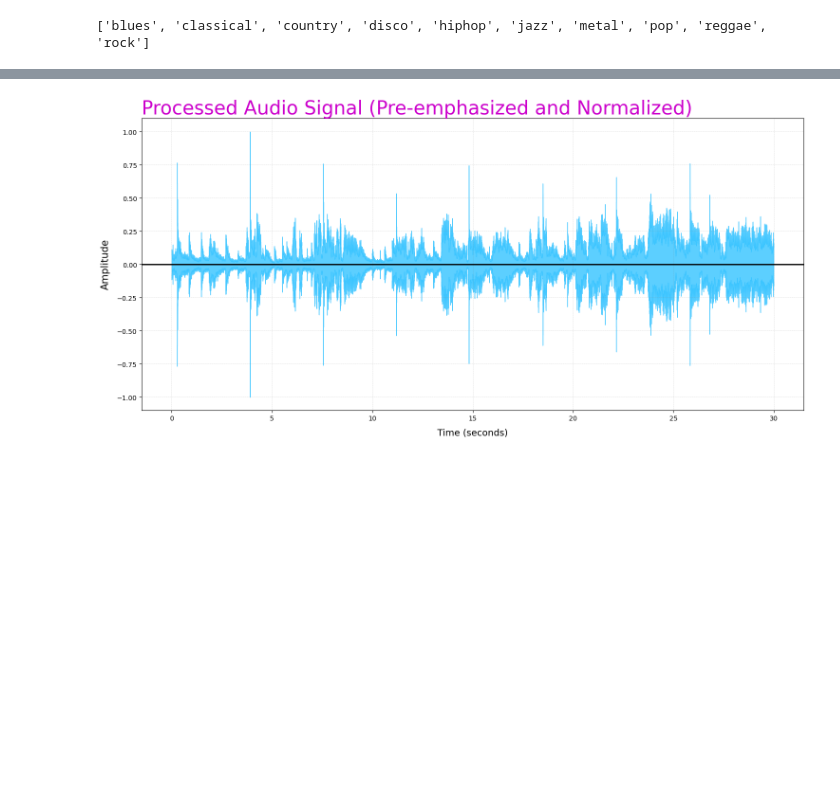
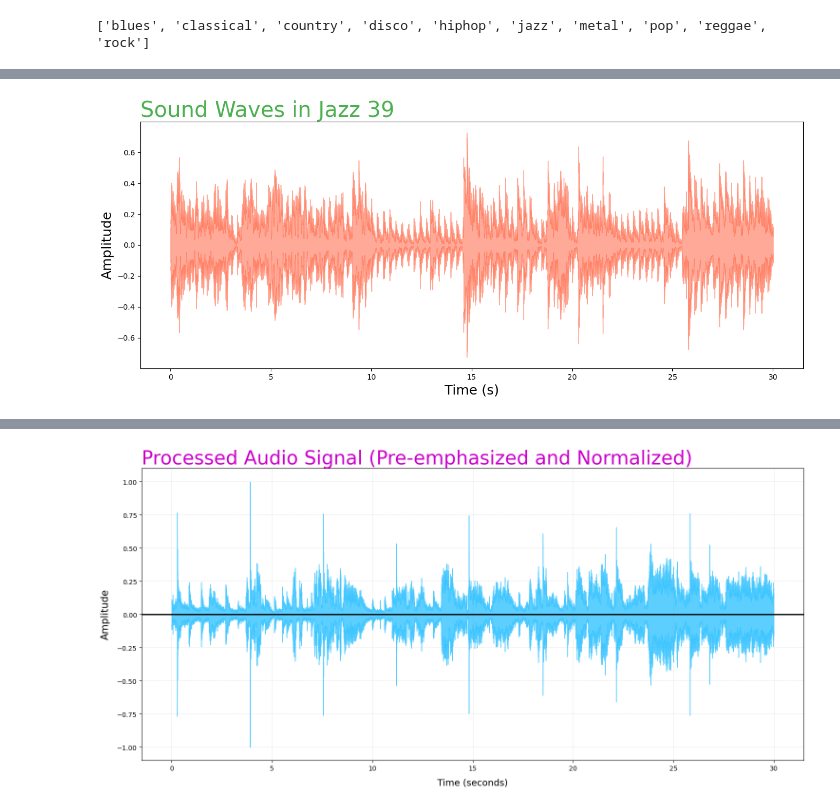
Before and after one commit to ezgisubasii/MusicGenreClassification, a Jupyter notebook: MusicGenreClassification.ipynb, the cells around one changed output, grey strips where cells are left out. Cells and saved outputs as stored; diff of their text form; code cells hidden in the pictures; blank space fills up the shorter version.

```diff
--- a/MusicGenreClassification.ipynb
+++ b/MusicGenreClassification.ipynb
@@ -49,0 +53,14 @@ Audio File shape: (661504,)
+# %%
+plt.figure(figsize=(16, 6))
+
+# Plotting the waveform
+librosa.display.waveshow(y=audio_file, sr=sr, color="#FF5733", alpha=0.5)
+
+# Title and axis labels
+plt.title("Sound Waves in Jazz 39", fontsize=29, color="#4CAF50", loc="left")
+plt.xlabel("Time (s)", fontsize=18)
+plt.ylabel("Amplitude", fontsize=18)
+
+plt.show()
+# %% [output]
+[figure, added]
```
Also changed, not shown: parts of 4 cells of this notebook.
